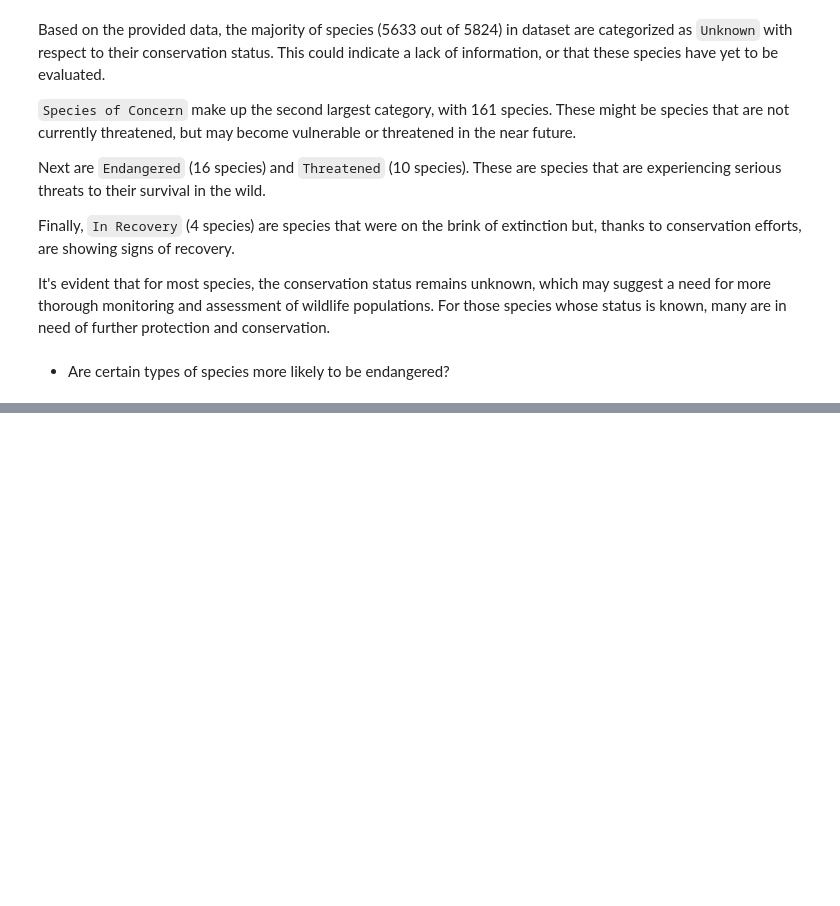
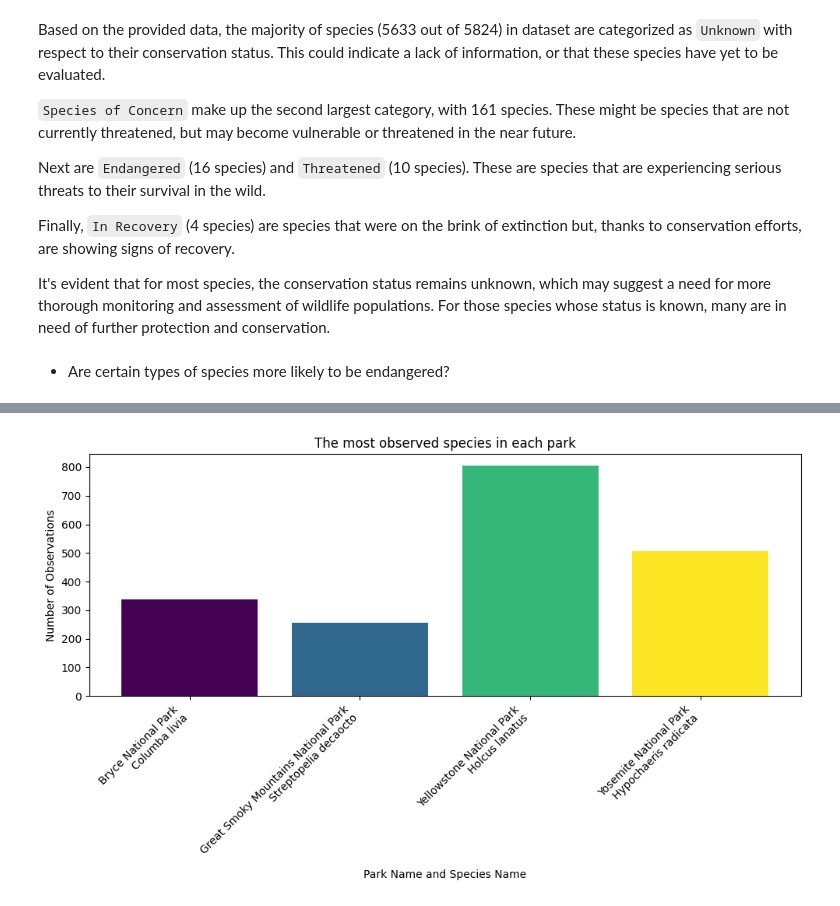
Before and after one commit to davniysons/Codecademy-Data-Science-Portfolio, a Jupyter notebook: biodiversity.ipynb, the cells around one changed output, grey strips where cells are left out. Drawn from its saved outputs; the diff is of its cells as text; code cells hidden in the pictures; blank space fills up the shorter version.

```diff
--- a/biodiversity.ipynb
+++ b/biodiversity.ipynb
@@ -103,0 +177,5 @@ It's evident that for most species, the conservation status remains unknown, whi
+# %%
+most_observed_species = observations.groupby(['park_name', 'scientific_name'])['observations'].sum().reset_index()
+most_observed_species = most_observed_species.loc[most_observed_species.groupby('park_name')['observations'].idxmax()]
+
+most_observed_species
@@ -103,0 +188,19 @@ It's evident that for most species, the conservation status remains unknown, whi
+# %%
+most_observed_species['park_and_species'] = most_observed_species['park_name'] + '\n' + most_observed_species['scientific_name']
+
+fig, ax = plt.subplots(figsize=(10,6))
+
+# Generate a list of colors, with a number of colors equal to the number of bars
+colors = plt.cm.viridis(np.linspace(0, 1, len(most_observed_species)))
+
+ax.bar(most_observed_species['park_and_species'], most_observed_species['observations'], color=colors)
+
+ax.set_xlabel('Park Name and Species Name')
+ax.set_ylabel('Number of Observations')
+ax.set_title('The most observed species in each park')
+ax.set_xticklabels(most_observed_species['park_and_species'], rotation=45, horizontalalignment='right')
+
+plt.tight_layout()
+plt.show()
+# %% [output]
+[figure, added]
```
Also changed, not shown: parts of 14 cells of this notebook, 1 other file.
